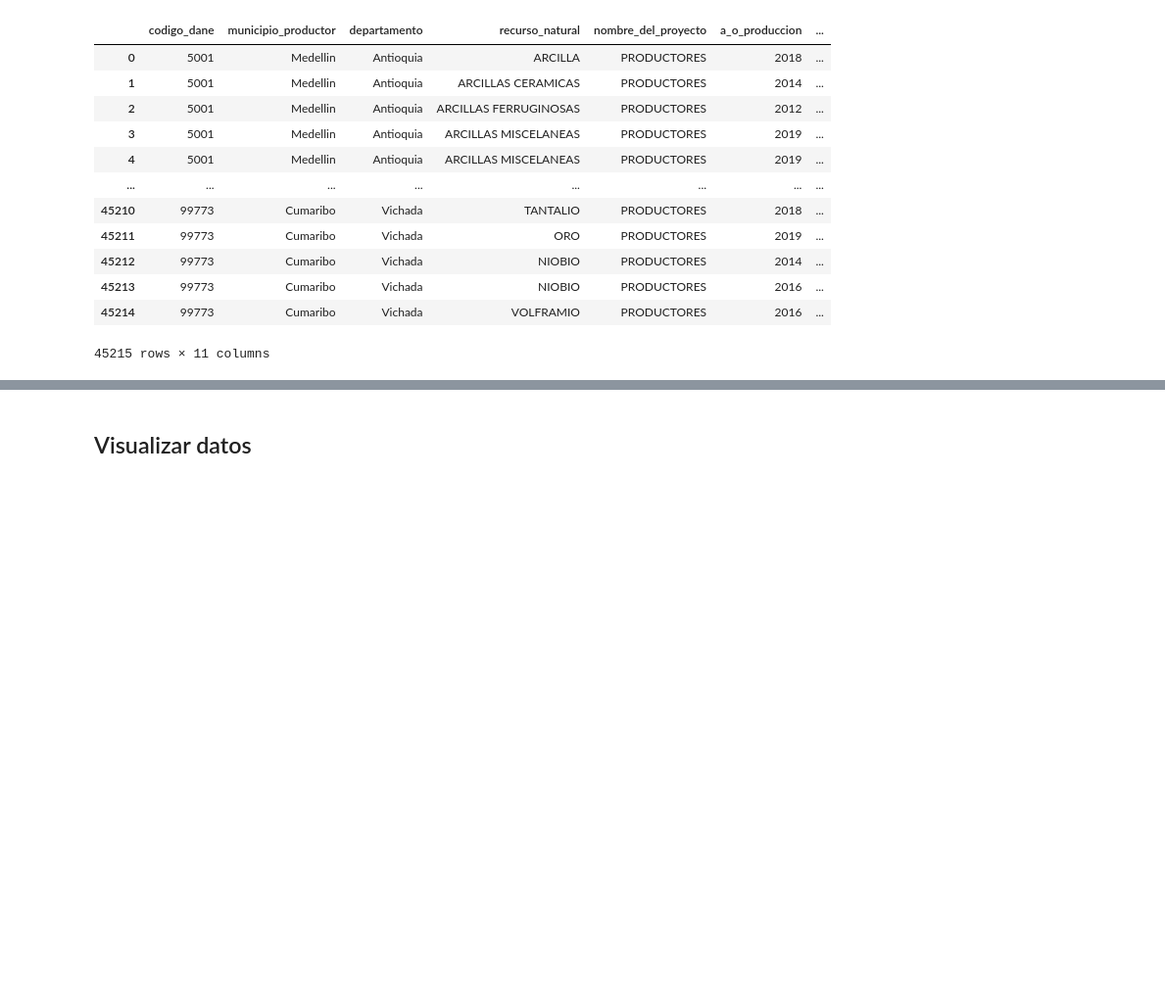
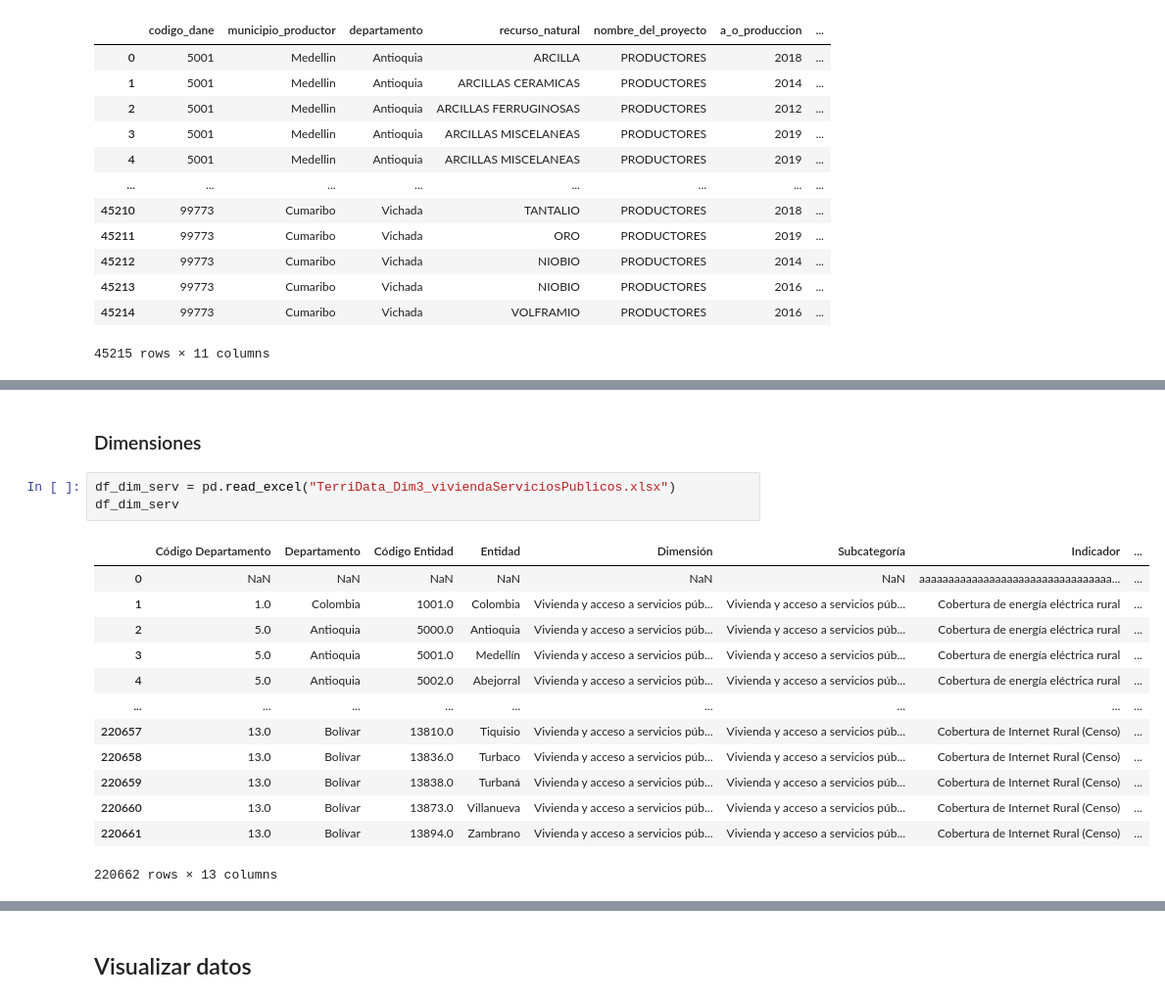
Before and after one commit to BI-G15/Proyecto2, a Jupyter notebook: Proyecto2.ipynb, the cells around one changed output, grey strips where cells are left out. Shown at 98% size. Cells and saved outputs as stored; diff of their text form; blank space fills up the shorter version.

```diff
--- a/Proyecto2.ipynb
+++ b/Proyecto2.ipynb
@@ -79,0 +201,19 @@ df_vys
+# %% [markdown]
+### Dimensiones
+# %%
+df_dim_serv = pd.read_excel("TerriData_Dim3_viviendaServiciosPublicos.xlsx")
+df_dim_serv
+# %% [output]
+|  | Código Departamento | Departamento | Código Entidad | Entidad | Dimensión | Subcategoría | Indicador | ... |
+| 0 | NaN | NaN | NaN | NaN | NaN | NaN | aaaaaaaaaaaaaaaaaaaaaaaaaaaaaaaaa... | ... |
+| 1 | 1.0 | Colombia | 1001.0 | Colombia | Vivienda y acceso a servicios púb... | Vivienda y acceso a servicios púb... | Cobertura de energía eléctrica rural | ... |
+| 2 | 5.0 | Antioquia | 5000.0 | Antioquia | Vivienda y acceso a servicios púb... | Vivienda y acceso a servicios púb... | Cobertura de energía eléctrica rural | ... |
+| 3 | 5.0 | Antioquia | 5001.0 | Medellín | Vivienda y acceso a servicios púb... | Vivienda y acceso a servicios púb... | Cobertura de energía eléctrica rural | ... |
+| 4 | 5.0 | Antioquia | 5002.0 | Abejorral | Vivienda y acceso a servicios púb... | Vivienda y acceso a servicios púb... | Cobertura de energía eléctrica rural | ... |
+| ... | ... | ... | ... | ... | ... | ... | ... | ... |
+| 220657 | 13.0 | Bolívar | 13810.0 | Tiquisio | Vivienda y acceso a servicios púb... | Vivienda y acceso a servicios púb... | Cobertura de Internet Rural (Censo) | ... |
+| 220658 | 13.0 | Bolívar | 13836.0 | Turbaco | Vivienda y acceso a servicios púb... | Vivienda y acceso a servicios púb... | Cobertura de Internet Rural (Censo) | ... |
+| 220659 | 13.0 | Bolívar | 13838.0 | Turbaná | Vivienda y acceso a servicios púb... | Vivienda y acceso a servicios púb... | Cobertura de Internet Rural (Censo) | ... |
+| 220660 | 13.0 | Bolívar | 13873.0 | Villanueva | Vivienda y acceso a servicios púb... | Vivienda y acceso a servicios púb... | Cobertura de Internet Rural (Censo) | ... |
+| 220661 | 13.0 | Bolívar | 13894.0 | Zambrano | Vivienda y acceso a servicios púb... | Vivienda y acceso a servicios púb... | Cobertura de Internet Rural (Censo) | ... |
+220662 rows × 13 columns
```
Also changed, not shown: parts of 25 cells of this notebook.
